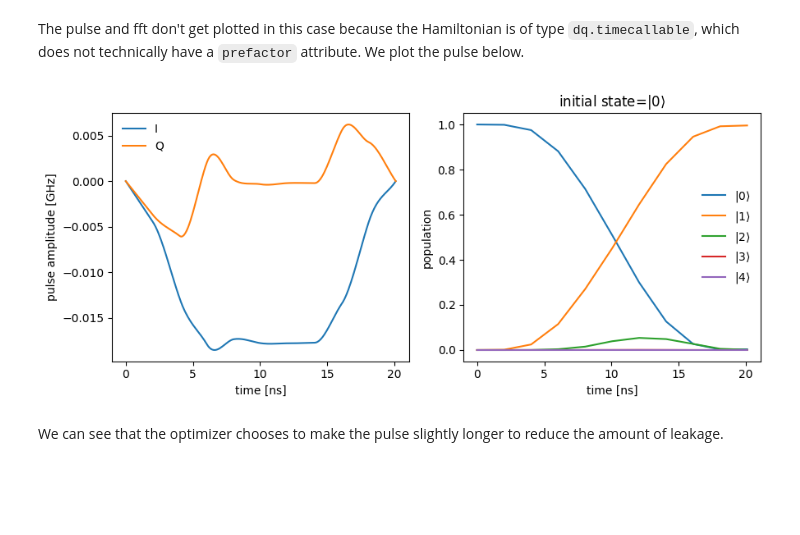
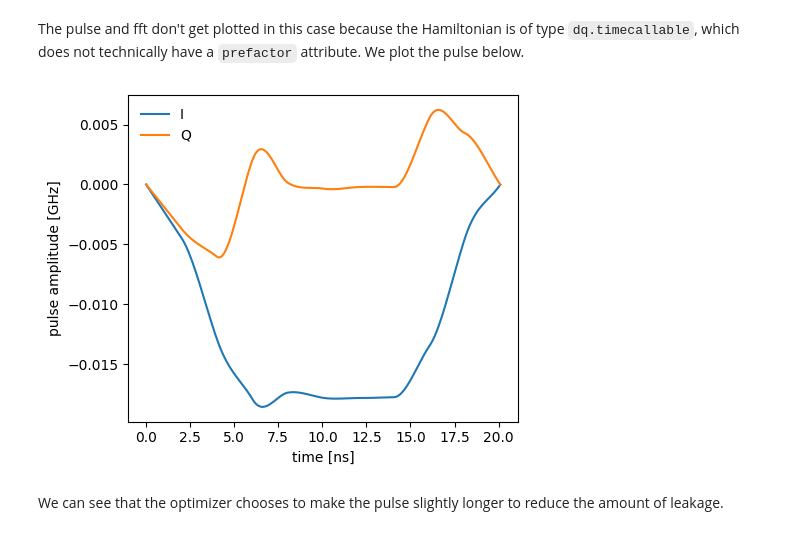
Before and after one commit to dkweiss31/qontrol, a Jupyter notebook: docs/examples/Kerr_oscillator.ipynb, the cells around one changed output. Saved outputs shown, nothing was run; the diff lists cells and outputs as text; code cells hidden in the pictures; blank space fills up the shorter version.

```diff
--- a/docs/examples/Kerr_oscillator.ipynb
+++ b/docs/examples/Kerr_oscillator.ipynb
@@ -186,10 +143,35 @@ max epoch time of 0.006 s;
 min epoch time of 0.002 s
 # %% [markdown]
 The pulse and fft don't get plotted in this case because the Hamiltonian is of type `dq.timecallable`, which does not technically have a `prefactor` attribute. We plot the pulse below.
+# %%
+# helper plotting function for the multiple variations
+def plot_pulse(_opt_params: dict, _model: ql.Model) -> None:
+    result, _H = _model(_opt_params)
+    _tsave = _model.tsave_function(_opt_params)
+
+    drive_spline = _drive_spline(_opt_params['dp'], envelope, _tsave)
+    finer_times = jnp.linspace(0.0, _tsave[-1], 201)
+    drive_amps = jnp.asarray([drive_spline.evaluate(t) for t in finer_times]).swapaxes(
+        0, 1
+    )
+    fig, ax = plt.subplots(figsize=(5, 4))
+    fig.patch.set_alpha(0.1)
+    ax.set_facecolor('none')
+    for drive_idx in range(len(H1s)):
+        ax.plot(
+            finer_times,
+            drive_amps[drive_idx] / (2.0 * np.pi),
+            label=H1_labels[drive_idx],
+        )
+    ax.set_xlabel('time [ns]')
+    ax.set_ylabel('pulse amplitude [GHz]')
+    ax.legend(framealpha=0.0)
+    plt.tight_layout()
+    plt.show()
 # %%
-plot_pulse_and_pops(opt_params_topt, se_t_opt_Kerr_model)
+plot_pulse(opt_params_topt, se_t_opt_Kerr_model)
 # %% [output]
-[figure, old version]
+[figure, new version]
 # %% [markdown]
 We can see that the optimizer chooses to make the pulse slightly longer to reduce the amount of leakage.
 # %% [markdown]
```
Also changed, not shown: parts of 7 cells of this notebook, 3 other files.
